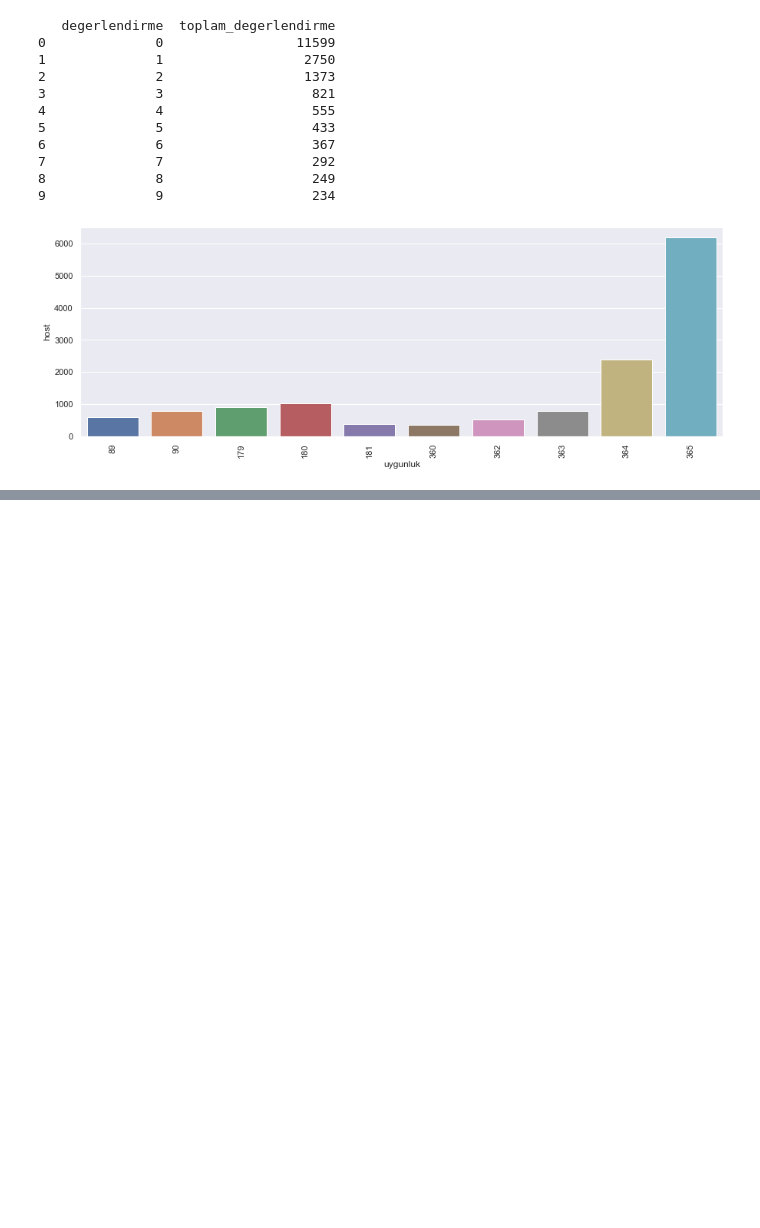
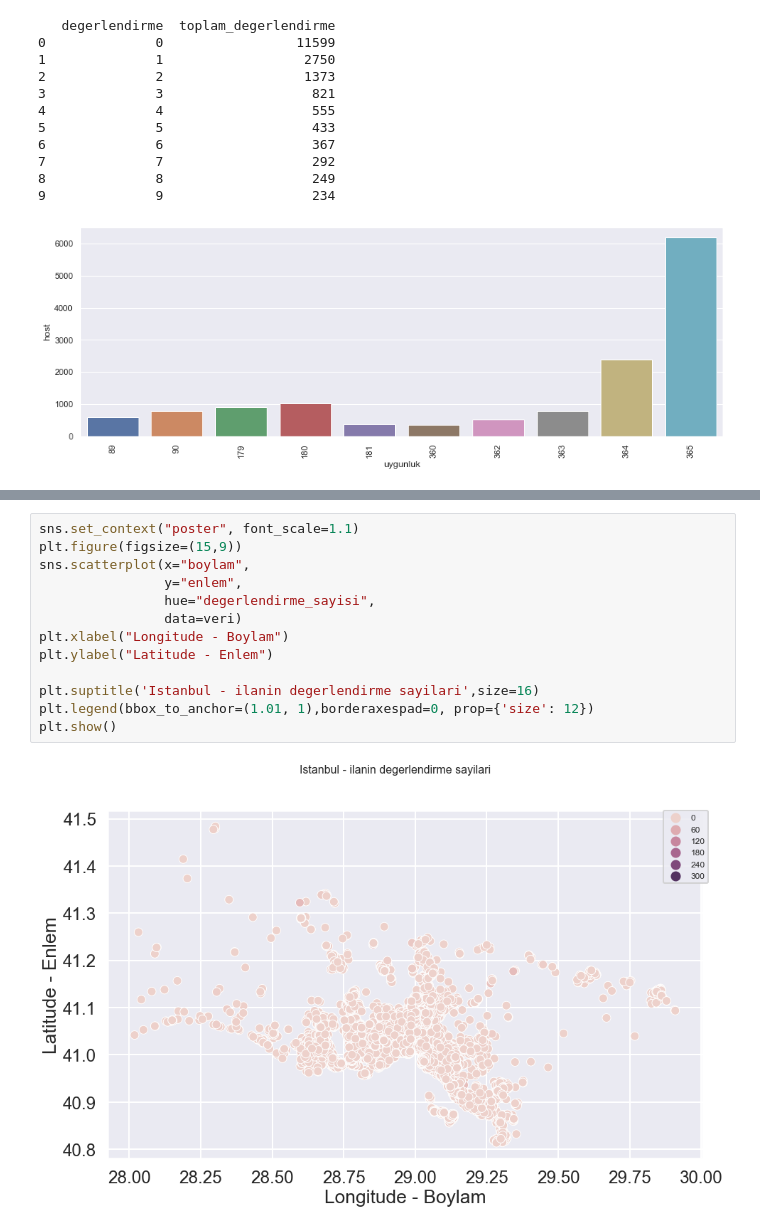
Before and after one commit to enescavus/Data-Science-Projects, a Jupyter notebook: Airbnb/airbnb_data_analysis.ipynb, the cells around one changed output, grey strips where cells are left out. Cells and saved outputs as stored; diff of their text form; blank space fills up the shorter version.

```diff
--- a/Airbnb/airbnb_data_analysis.ipynb
+++ b/Airbnb/airbnb_data_analysis.ipynb
@@ -217,0 +265,15 @@ for item in ax.get_xticklabels():
+# %%
+sns.set_context("poster", font_scale=1.1)
+plt.figure(figsize=(15,9))
+sns.scatterplot(x="boylam",
+                y="enlem",
+                hue="degerlendirme_sayisi",
+                data=veri)
+plt.xlabel("Longitude - Boylam")
+plt.ylabel("Latitude - Enlem")
+
+plt.suptitle('Istanbul - ilanin degerlendirme sayilari',size=16)
+plt.legend(bbox_to_anchor=(1.01, 1),borderaxespad=0, prop={'size': 12})
+plt.show()
+# %% [output]
+[figure, added]
```
Also changed, not shown: parts of 8 cells of this notebook, 1 other file.
